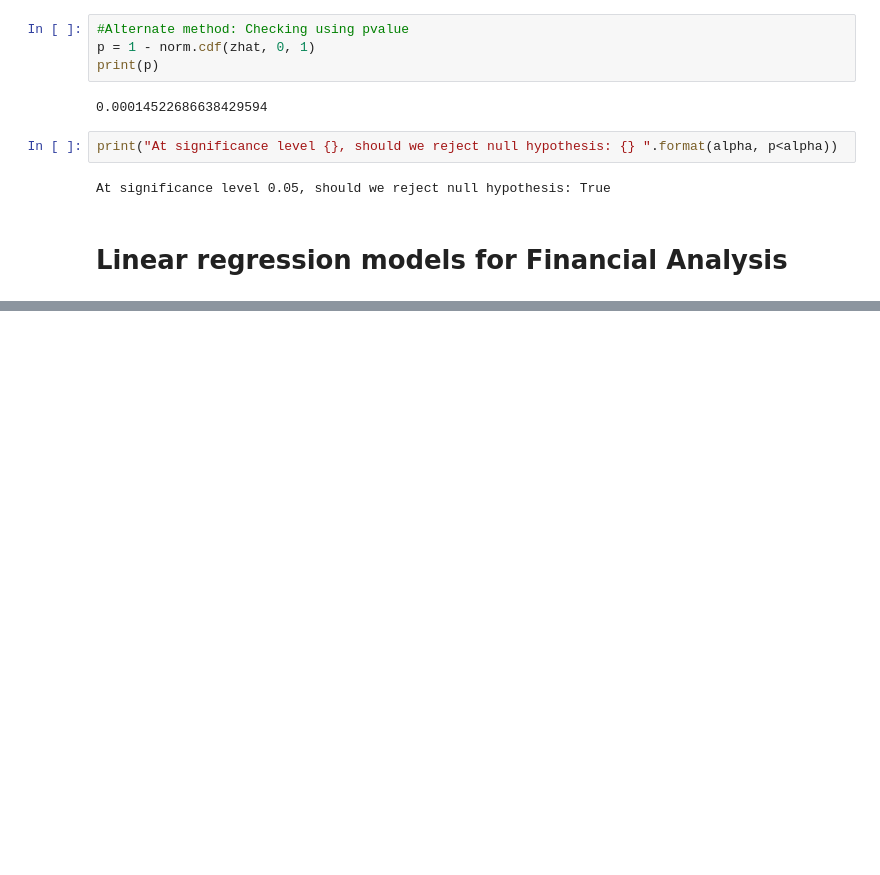
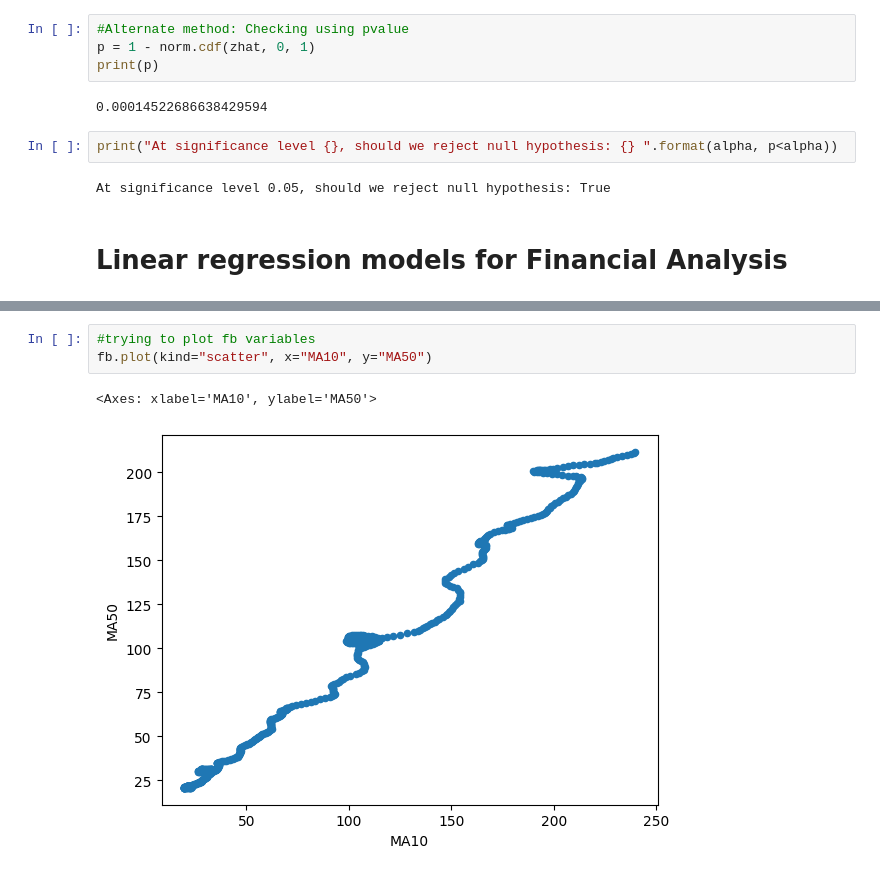
Before and after one commit to shrutishibu/python-and-statistics-for-financial-analysis, a Jupyter notebook: Python_and_Statistics_for_Financial_analysis.ipynb, the cells around one changed output, grey strips where cells are left out. Cells and saved outputs as stored; diff of their text form; blank space fills up the shorter version.

```diff
--- a/Python_and_Statistics_for_Financial_analysis.ipynb
+++ b/Python_and_Statistics_for_Financial_analysis.ipynb
@@ -172,0 +237,6 @@ At significance level 0.05, should we reject null hypothesis: True
+# %%
+#trying to plot fb variables
+fb.plot(kind="scatter", x="MA10", y="MA50")
+# %% [output]
+<Axes: xlabel='MA10', ylabel='MA50'>
+[figure, added]
```
Also changed, not shown: parts of 15 cells of this notebook.
